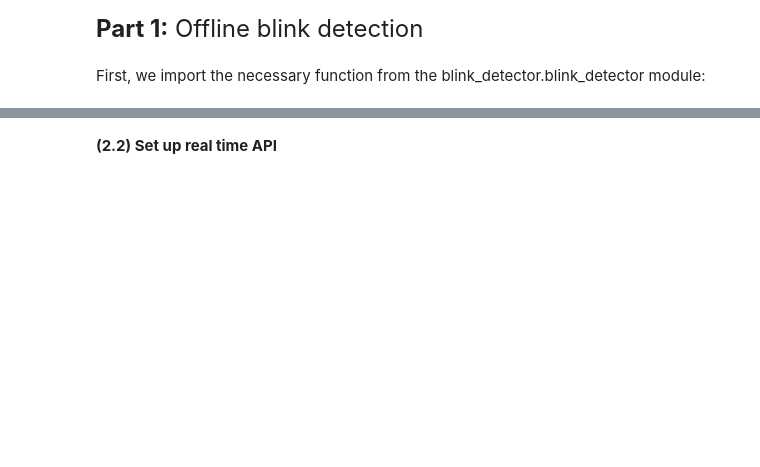
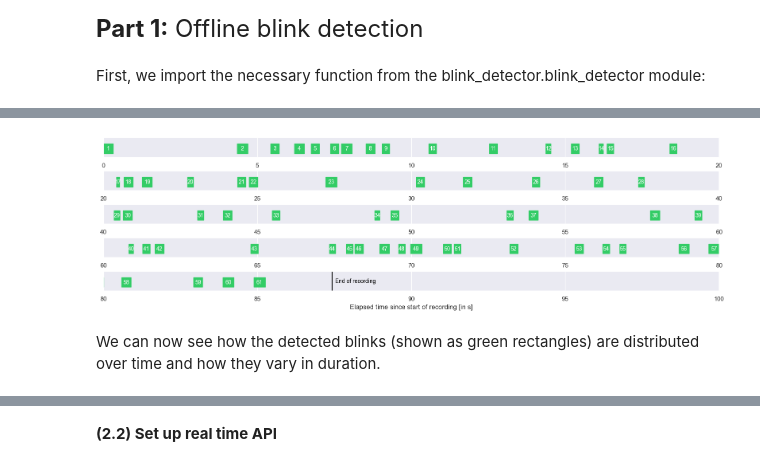
Before and after one commit to pupil-labs/real-time-blink-detection, a Jupyter notebook: blink_detection.ipynb, the cells around one changed output, grey strips where cells are left out. Drawn from its saved outputs; the diff is of its cells as text; code cells hidden in the pictures; blank space fills up the shorter version.

```diff
--- a/blink_detection.ipynb
+++ b/blink_detection.ipynb
@@ -97,0 +21,2 @@ from itertools import tee
+# %%
+recording_path = "blink_detector/data/padel_tennis_neon_03-2ded8f56"
@@ -97,0 +25,4 @@ from itertools import tee
+# %%
+left_eye_images, right_eye_images, ts = process_recording(
+    recording_path, is_neon=True
+)
@@ -97,0 +31,2 @@ from itertools import tee
+# %%
+blink_events = list(blink_detection_pipeline(left_eye_images, right_eye_images, ts))
@@ -97,0 +58,11 @@ from itertools import tee
+# %%
+from blink_detector.helper import visualize_blink_events
+
+# Limit the visualization to the first 200 s (if the recording is longer than that)
+max_duration = 200
+
+visualize_blink_events(blink_events, ts, max_duration)
+# %% [output]
+[figure, added]
+# %% [markdown]
+We can now see how the detected blinks (shown as green rectangles) are distributed over time and how they vary in duration.
```
Also changed, not shown: parts of 53 cells of this notebook, 2 other files.
